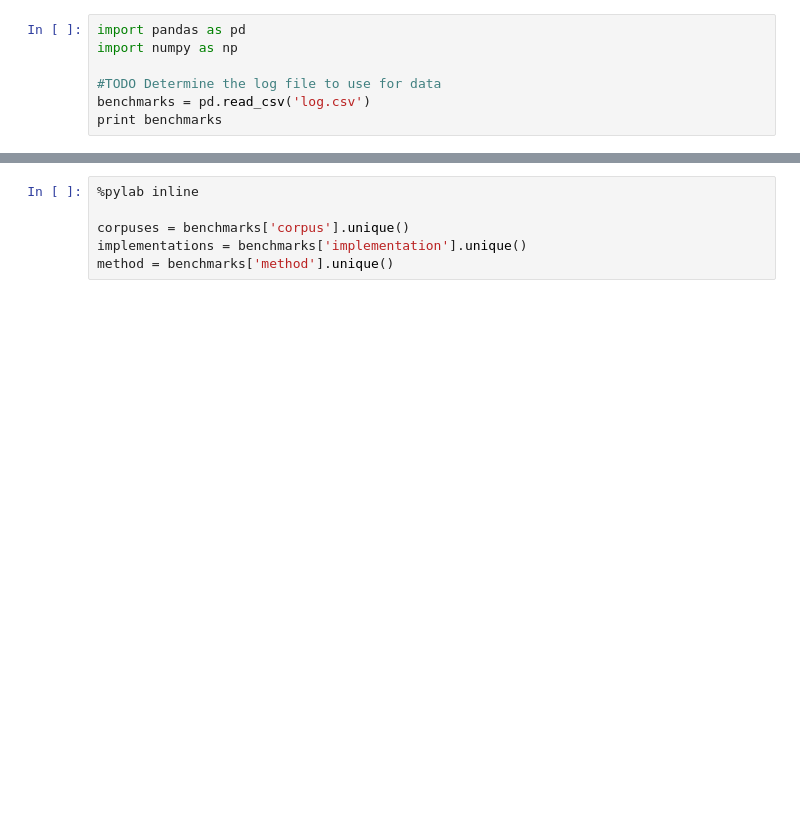
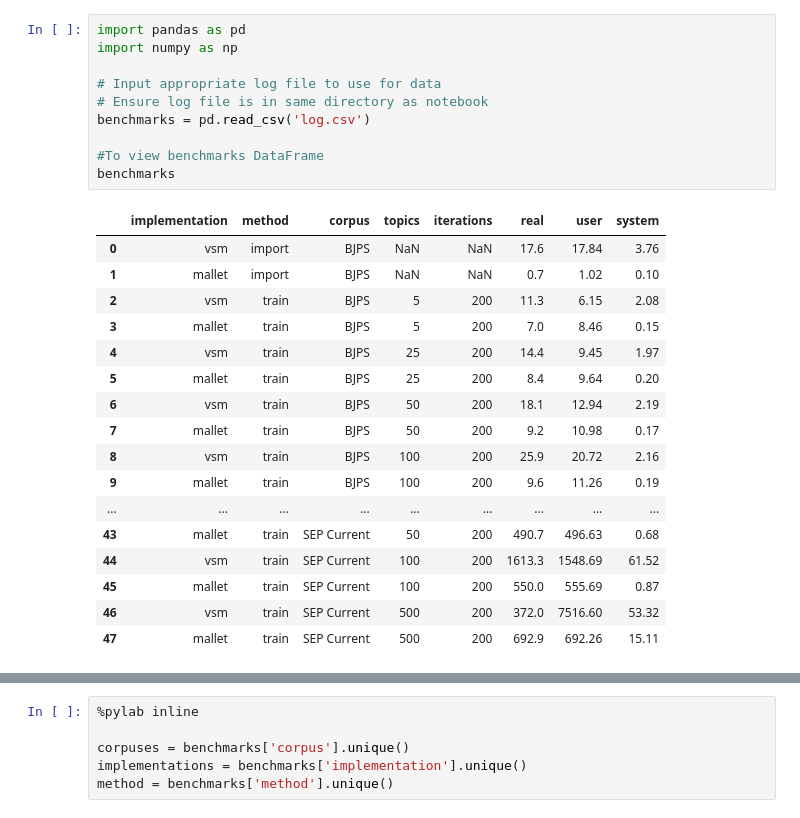
Before and after one commit to inpho/ldamark, a Jupyter notebook: ldamark/ldamark.ipynb, the cells around one changed output, grey strips where cells are left out. Cells and saved outputs as stored; diff of their text form; blank space fills up the shorter version.

```diff
--- a/ldamark/ldamark.ipynb
+++ b/ldamark/ldamark.ipynb
@@ -7,7 +77,28 @@ The best way to perform a comparative analysis is through benchmarking. Benchmar
 # %%
 import pandas as pd
 import numpy as np
 
-#TODO Determine the log file to use for data
+# Input appropriate log file to use for data
+# Ensure log file is in same directory as notebook
 benchmarks = pd.read_csv('log.csv')
-print benchmarks
+
+#To view benchmarks DataFrame
+benchmarks
+# %% [output]
+|  | implementation | method | corpus | topics | iterations | real | user | system |
+| 0 | vsm | import | BJPS | NaN | NaN | 17.6 | 17.84 | 3.76 |
+| 1 | mallet | import | BJPS | NaN | NaN | 0.7 | 1.02 | 0.10 |
+| 2 | vsm | train | BJPS | 5 | 200 | 11.3 | 6.15 | 2.08 |
+| 3 | mallet | train | BJPS | 5 | 200 | 7.0 | 8.46 | 0.15 |
+| 4 | vsm | train | BJPS | 25 | 200 | 14.4 | 9.45 | 1.97 |
+| 5 | mallet | train | BJPS | 25 | 200 | 8.4 | 9.64 | 0.20 |
+| 6 | vsm | train | BJPS | 50 | 200 | 18.1 | 12.94 | 2.19 |
+| 7 | mallet | train | BJPS | 50 | 200 | 9.2 | 10.98 | 0.17 |
+| 8 | vsm | train | BJPS | 100 | 200 | 25.9 | 20.72 | 2.16 |
+| 9 | mallet | train | BJPS | 100 | 200 | 9.6 | 11.26 | 0.19 |
+| ... | ... | ... | ... | ... | ... | ... | ... | ... |
+| 43 | mallet | train | SEP Current | 50 | 200 | 490.7 | 496.63 | 0.68 |
+| 44 | vsm | train | SEP Current | 100 | 200 | 1613.3 | 1548.69 | 61.52 |
+| 45 | mallet | train | SEP Current | 100 | 200 | 550.0 | 555.69 | 0.87 |
+| 46 | vsm | train | SEP Current | 500 | 200 | 372.0 | 7516.60 | 53.32 |
+| 47 | mallet | train | SEP Current | 500 | 200 | 692.9 | 692.26 | 15.11 |
```
Also changed, not shown: parts of 11 cells of this notebook.
